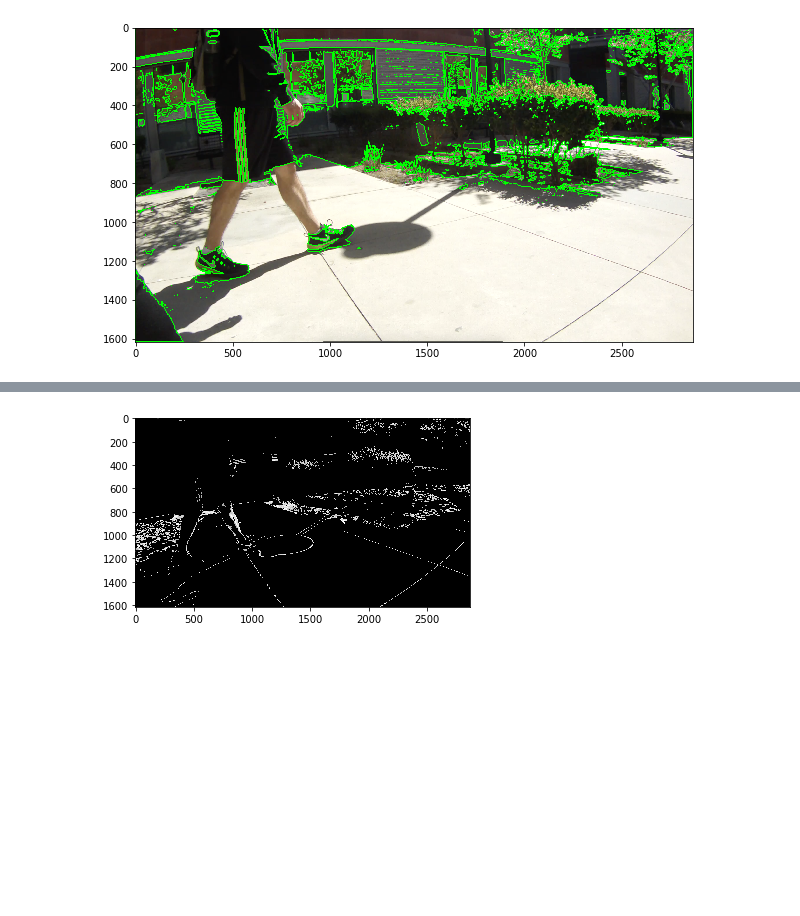
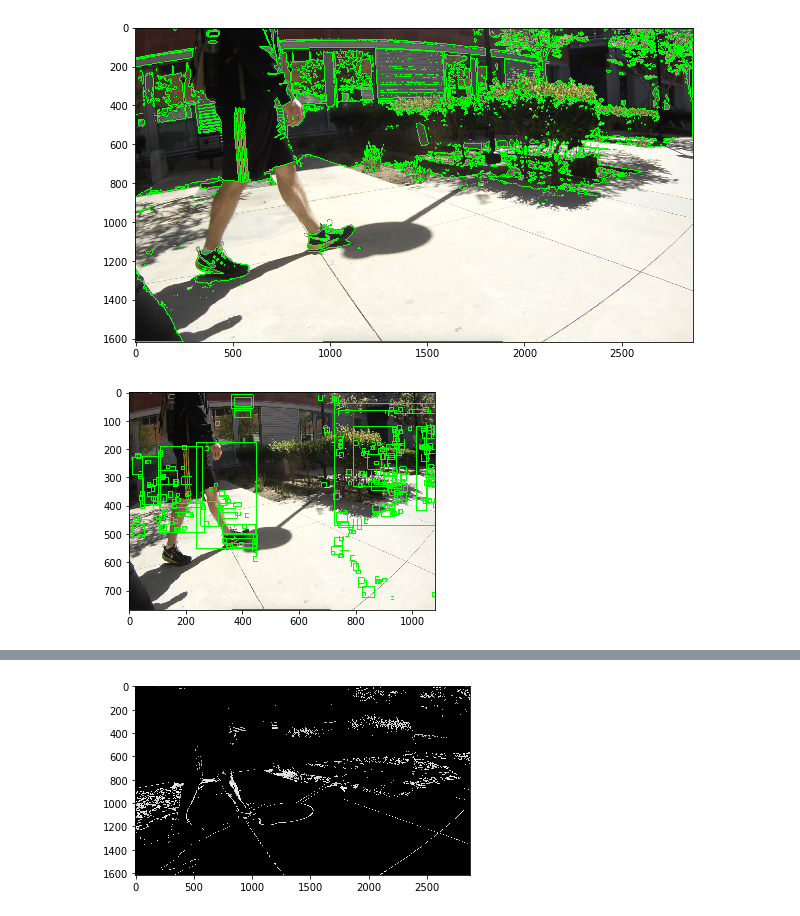
Before and after one commit to luoken/Shoe-detector, a Jupyter notebook: utils/Testing.ipynb, the cells around one changed output, grey strips where cells are left out. Saved outputs shown, nothing was run; the diff lists cells and outputs as text; code cells hidden in the pictures; blank space fills up the shorter version.

Commit message:
boxes drawn but not on all contours

```diff
--- a/utils/Testing.ipynb
+++ b/utils/Testing.ipynb
@@ -70,0 +98,13 @@ plt.show()
+# %%
+box_filter_size = 0
+# dimensions = (1080,1080)
+# this gets the rectangle, will show the x y coordinate then width and height
+img1_all_boxes = [cv2.boundingRect(c) for c in img1_contours]
+img1_filter_boxes = filter_boxes(img1_all_boxes, box_filter_size)
+draw_rectangles(foot_rgb, img1_filter_boxes, 5, 5)
+# roi_filtered_1 = get_positive_roi(foot, img1_filter_boxes)
+# draw_rectangles(foot, roi_filtered_1, 5, 5)
+plt.imshow(foot_rgb)
+plt.show()
+# %% [output]
+[figure, added]
```
Also changed, not shown: parts of 7 cells of this notebook.
